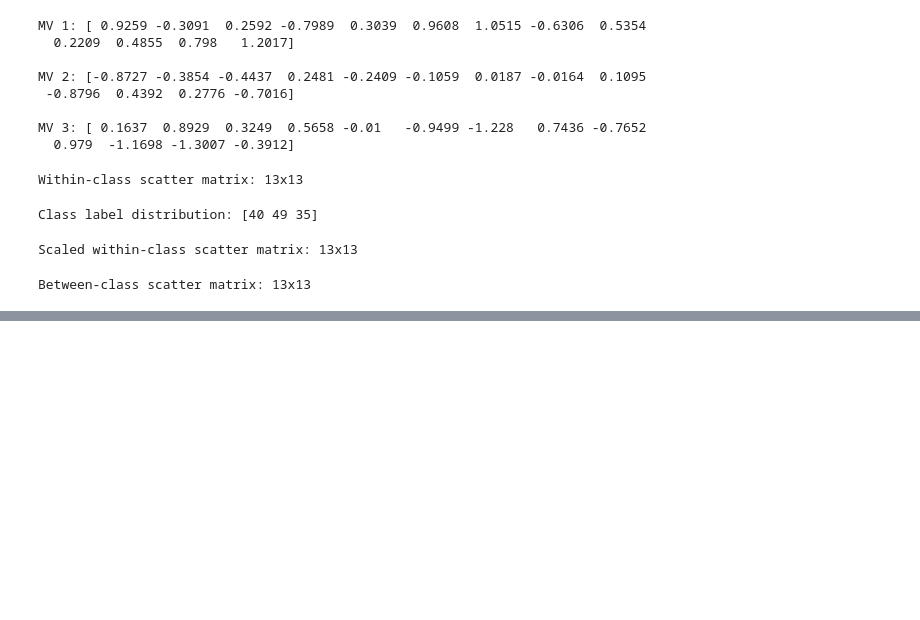
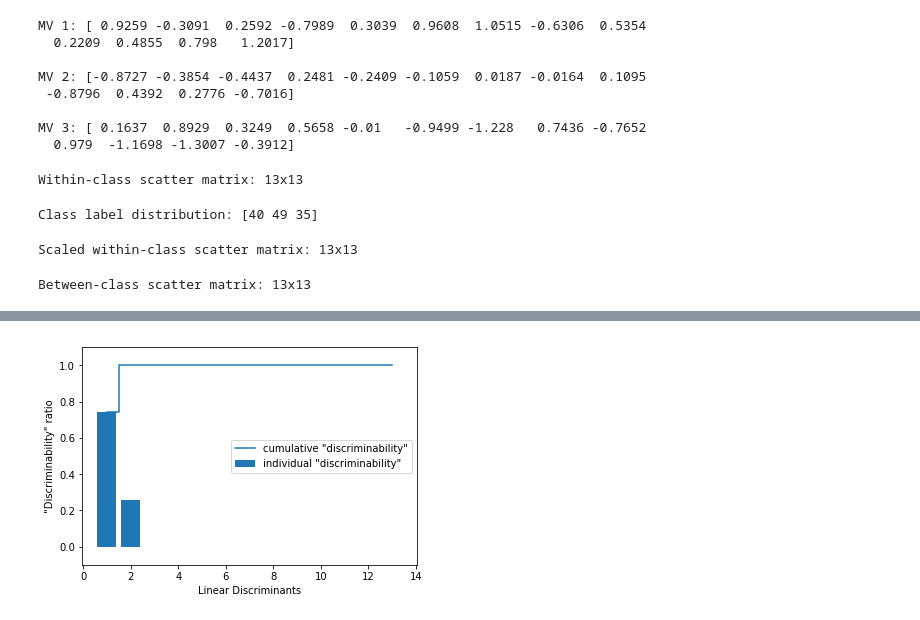
Before and after one commit to grzegorzme/Python-ML-Tutorial, a Jupyter notebook: py-ml-ch05.ipynb, the cells around one changed output, grey strips where cells are left out. Drawn from its saved outputs; the diff is of its cells as text; code cells hidden in the pictures; blank space fills up the shorter version.

```diff
--- a/py-ml-ch05.ipynb
+++ b/py-ml-ch05.ipynb
@@ -166,19 +170,16 @@ print('Scaled within-class scatter matrix: %sx%s'
 # %% [output]
 Scaled within-class scatter matrix: 13x13
 # %%
-mean_overall = np.mean(X_train_std, axis=0)
+mean_overall = np.mean(X_train_std, axis=0).reshape(d, 1)
 d = 13
 S_B = np.zeros((d, d))
 for key, value in mean_vecs.items():
     n = X_train_std[y_train==key, :].shape[0]
-    mean_vec = value.reshape(d, 1)
-    mean_overall = mean_overall.reshape(d, 1)
-    S_B += n * (mean_vec - mean_overall).dot(
-           (mean_vec - mean_overall).T)
+    m = value.reshape(d, 1) - mean_overall
+    S_B += n * m.dot(m.T)
 print('Between-class scatter matrix: %sx%s'
       % (S_B.shape[0], S_B.shape[1]))
 # %% [output]
 Between-class scatter matrix: 13x13
 # %%
-eigen_vals, eigen_vecs = np.linalg.eig(
-    np.linalg.inv(S_W).dot(S_B))
+eigen_vals, eigen_vecs = np.linalg.eig(np.linalg.inv(S_W).dot(S_B))
@@ -202,0 +208,13 @@ array([[  2.8902e-15],
+# %%
+tot = sum(eigen_vals.real)
+discr = [(i / tot) for i in sorted(eigen_vals.real, reverse=True)]
+cum_discr = np.cumsum(discr)
+plt.bar(range(1, 14), discr, align='center', label='individual "discriminability"')
+plt.step(range(1, 14), cum_discr, where='mid', label='cumulative "discriminability"')
+plt.ylabel('"Discriminability" ratio')
+plt.xlabel('Linear Discriminants')
+plt.ylim([-0.1, 1.1])
+plt.legend(loc='best')
+plt.show()
+# %% [output]
+[figure, added]
```
Also changed, not shown: parts of 12 cells of this notebook.
